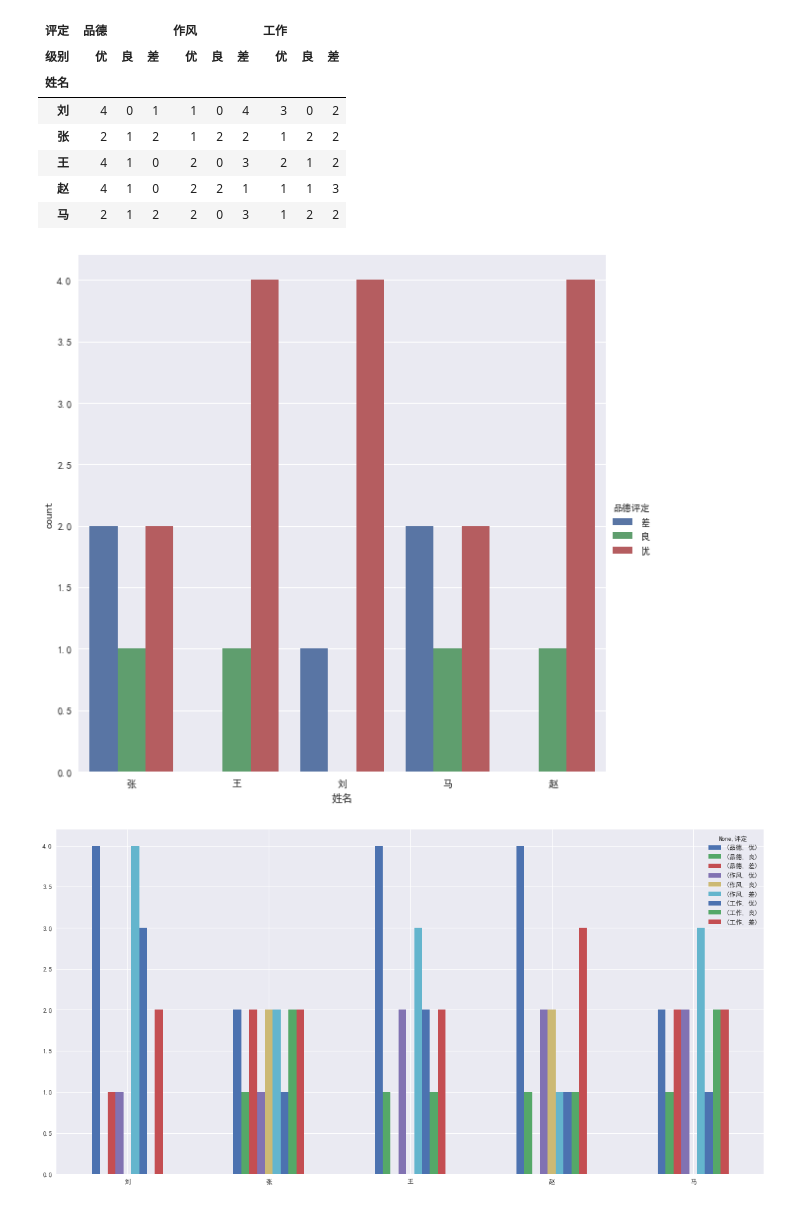
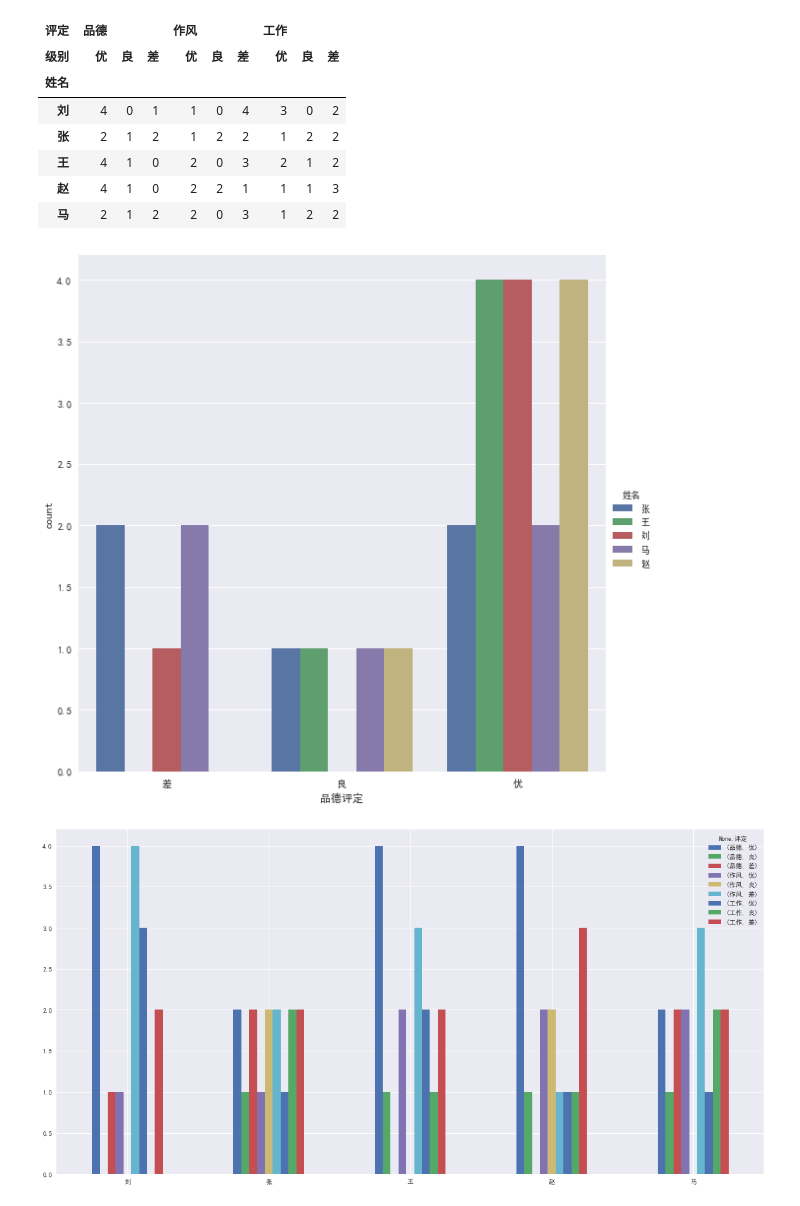
Before and after one commit to cuixiaozeng/vote, a Jupyter notebook: vote.ipynb, the cells around one changed output. Saved outputs shown, nothing was run; the diff lists cells and outputs as text; code cells hidden in the pictures.

```diff
--- a/vote.ipynb
+++ b/vote.ipynb
@@ -99,9 +99,9 @@ df_result
 | 赵 | 4 | 1 | 0 | 2 | 2 | 1 | 1 | 1 | 3 |
 | 马 | 2 | 1 | 2 | 2 | 0 | 3 | 1 | 2 | 2 |
 # %%
-sns.factorplot('姓名',data=df,kind='count',hue='品德评定',size=8);
+sns.factorplot('品德评定',data=df,kind='count',hue='姓名',size=8);
 # %% [output]
-[figure, old version]
+[figure, new version]
 # %%
 df_result.plot(kind='bar',figsize=(20,10),rot=1,legend=True);
 # %% [output]
```
Also changed, not shown: parts of 1 cell of this notebook.
